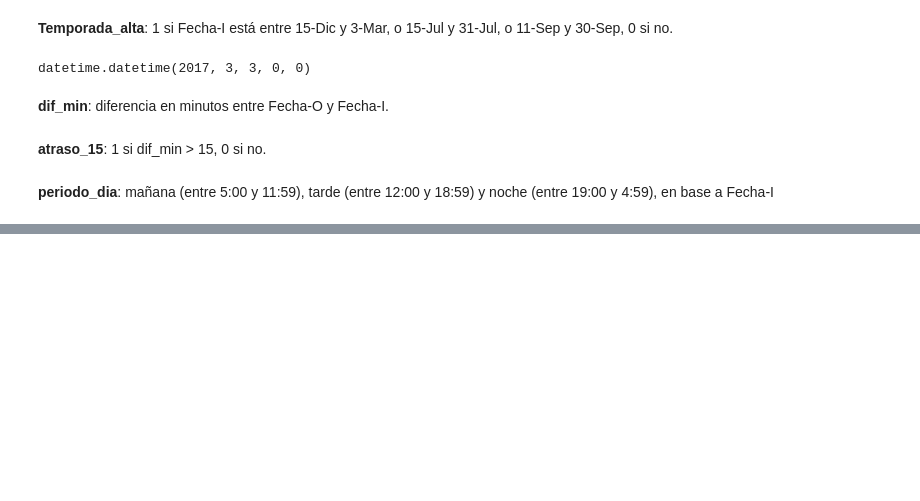
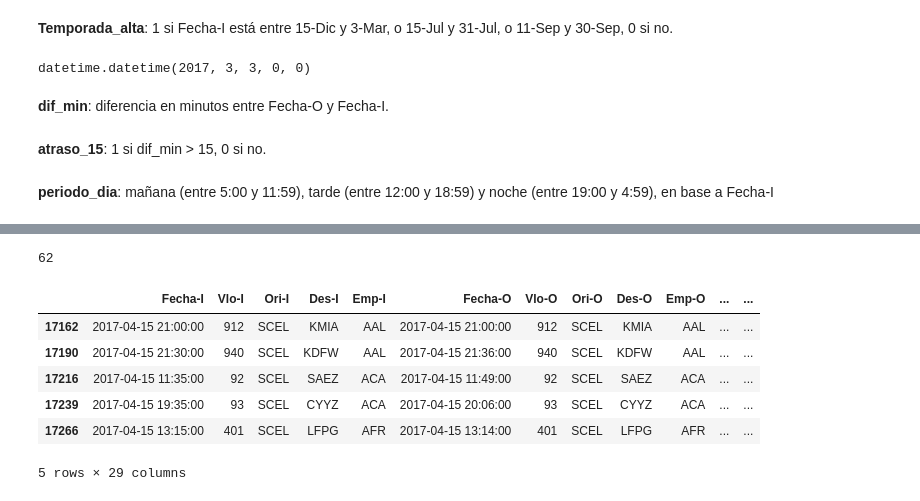
Before and after one commit to matiasmoreno/neural_scl, a Jupyter notebook: notebooks/synthetic_features.ipynb, the cells around one changed output, grey strips where cells are left out. Saved outputs shown, nothing was run; the diff lists cells and outputs as text; code cells hidden in the pictures; blank space fills up the shorter version.

```diff
--- a/notebooks/synthetic_features.ipynb
+++ b/notebooks/synthetic_features.ipynb
@@ -75,0 +101,46 @@ dataset_scl.loc[:,['Fecha-I', 'periodo_dia']].sample(n=10)
+# %%
+fechas_vuelos = dataset_scl['Fecha-I']
+
+fecha = dataset_scl['Fecha-I'].iloc[30000]
+
+(
+    (fecha + pd.DateOffset(hours=12) > fechas_vuelos) &
+    (fecha < fechas_vuelos)
+).sum()
+# %% [output]
+62
+# %%
+fechas_vuelos = dataset_scl['Fecha-I']
+
+def v_last_12(fecha, hours_delta):
+    v_last_12 = (
+        (fecha - pd.DateOffset(hours=hours_delta) < fechas_vuelos) &
+        (fecha > fechas_vuelos)
+    ).sum()
+    return v_last_12
+
+def v_next_12(fecha, hours_delta):
+    v_next_12 = (
+        (fecha + pd.DateOffset(hours=hours_delta) > fechas_vuelos) &
+        (fecha < fechas_vuelos)
+    ).sum()
+    return v_next_12
+# %%
+dataset_scl['v_last_12'] = dataset_scl['Fecha-I'].map(lambda x: v_last_12(x, 12))
+dataset_scl['v_next_12'] = dataset_scl['Fecha-I'].map(lambda x: v_next_12(x, 12))
+# %%
+dataset_scl['v_last_6'] = dataset_scl['Fecha-I'].map(lambda x: v_last_12(x, 6))
+dataset_scl['v_next_6'] = dataset_scl['Fecha-I'].map(lambda x: v_next_12(x, 6))
+# %%
+dataset_scl['v_last_3'] = dataset_scl['Fecha-I'].map(lambda x: v_last_12(x, 3))
+dataset_scl['v_next_3'] = dataset_scl['Fecha-I'].map(lambda x: v_next_12(x, 3))
+# %%
+dataset_scl.query("MES == 4 & DIA == 15").head(5)
+# %% [output]
+|  | Fecha-I | Vlo-I | Ori-I | Des-I | Emp-I | Fecha-O | Vlo-O | Ori-O | Des-O | Emp-O | ... | ... |
+| 17162 | 2017-04-15 21:00:00 | 912 | SCEL | KMIA | AAL | 2017-04-15 21:00:00 | 912 | SCEL | KMIA | AAL | ... | ... |
+| 17190 | 2017-04-15 21:30:00 | 940 | SCEL | KDFW | AAL | 2017-04-15 21:36:00 | 940 | SCEL | KDFW | AAL | ... | ... |
+| 17216 | 2017-04-15 11:35:00 | 92 | SCEL | SAEZ | ACA | 2017-04-15 11:49:00 | 92 | SCEL | SAEZ | ACA | ... | ... |
+| 17239 | 2017-04-15 19:35:00 | 93 | SCEL | CYYZ | ACA | 2017-04-15 20:06:00 | 93 | SCEL | CYYZ | ACA | ... | ... |
+| 17266 | 2017-04-15 13:15:00 | 401 | SCEL | LFPG | AFR | 2017-04-15 13:14:00 | 401 | SCEL | LFPG | AFR | ... | ... |
+5 rows × 29 columns
```
Also changed, not shown: parts of 8 cells of this notebook, 4 other files.
